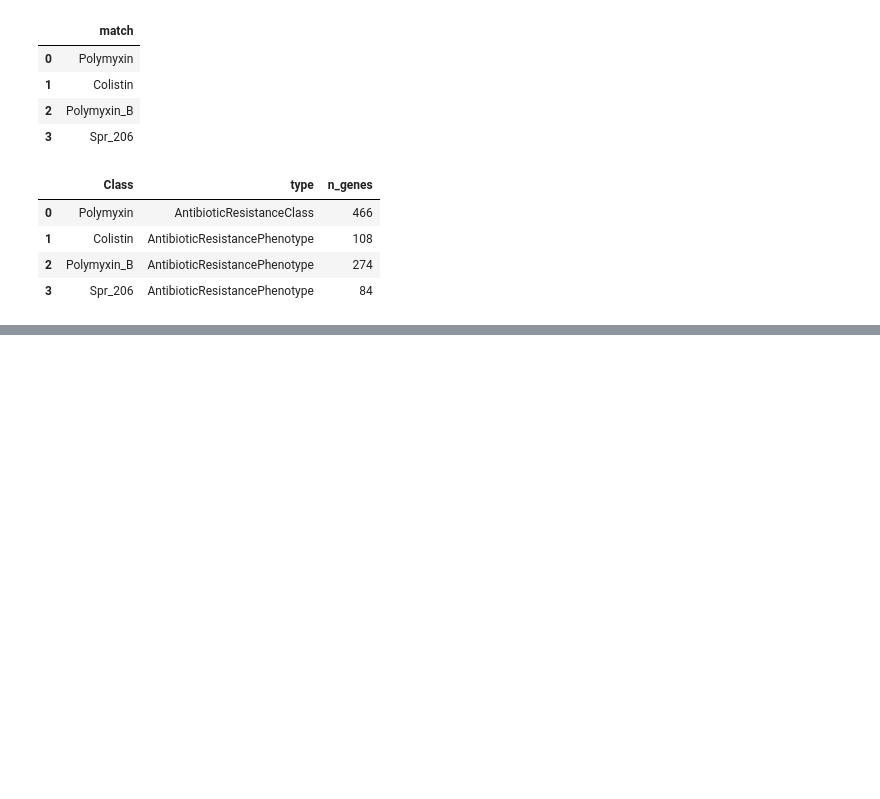
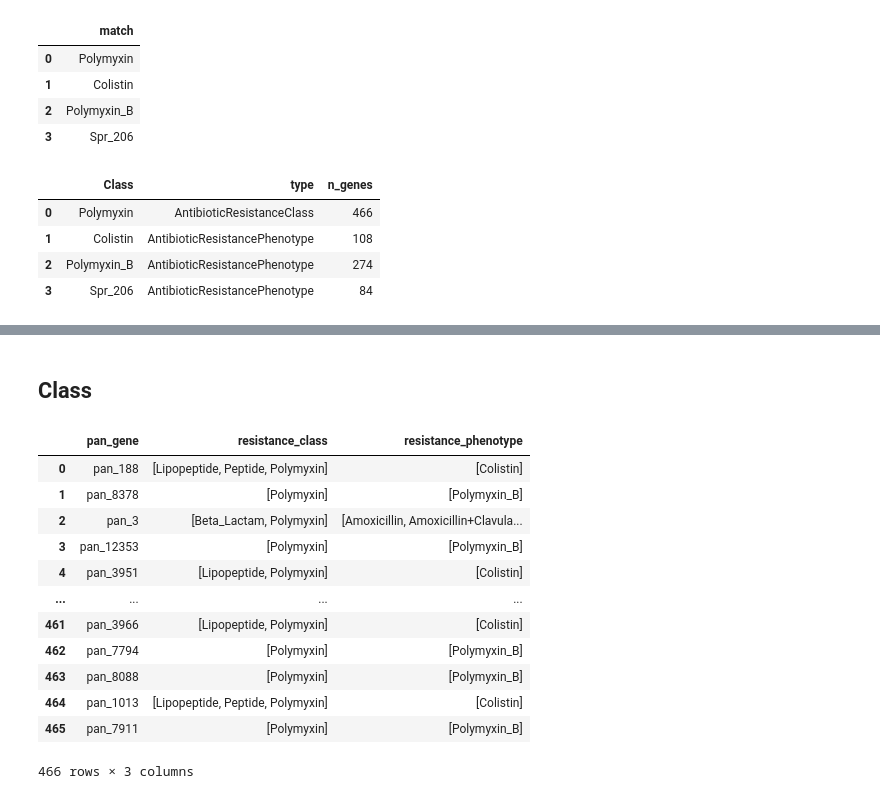
Before and after one commit to genomicepidemiology/PanResOntology, a Jupyter notebook: notebooks/Queries.ipynb, the cells around one changed output, grey strips where cells are left out. Drawn from its saved outputs; the diff is of its cells as text; code cells hidden in the pictures; blank space fills up the shorter version.

```diff
--- a/notebooks/Queries.ipynb
+++ b/notebooks/Queries.ipynb
@@ -106,0 +127,18 @@ summarise_classes(onto, class_name='Polymyxin')
+# %% [markdown]
+## Class
+# %%
+get_genes_for_class(onto = onto, class_name='Polymyxin')
+# %% [output]
+|  | pan_gene | resistance_class | resistance_phenotype |
+| 0 | pan_188 | [Lipopeptide, Peptide, Polymyxin] | [Colistin] |
+| 1 | pan_8378 | [Polymyxin] | [Polymyxin_B] |
+| 2 | pan_3 | [Beta_Lactam, Polymyxin] | [Amoxicillin, Amoxicillin+Clavula... |
+| 3 | pan_12353 | [Polymyxin] | [Polymyxin_B] |
+| 4 | pan_3951 | [Lipopeptide, Polymyxin] | [Colistin] |
+| ... | ... | ... | ... |
+| 461 | pan_3966 | [Lipopeptide, Polymyxin] | [Colistin] |
+| 462 | pan_7794 | [Polymyxin] | [Polymyxin_B] |
+| 463 | pan_8088 | [Polymyxin] | [Polymyxin_B] |
+| 464 | pan_1013 | [Lipopeptide, Peptide, Polymyxin] | [Colistin] |
+| 465 | pan_7911 | [Polymyxin] | [Polymyxin_B] |
+466 rows × 3 columns
```
Also changed, not shown: parts of 4 cells of this notebook, 1 other file.
